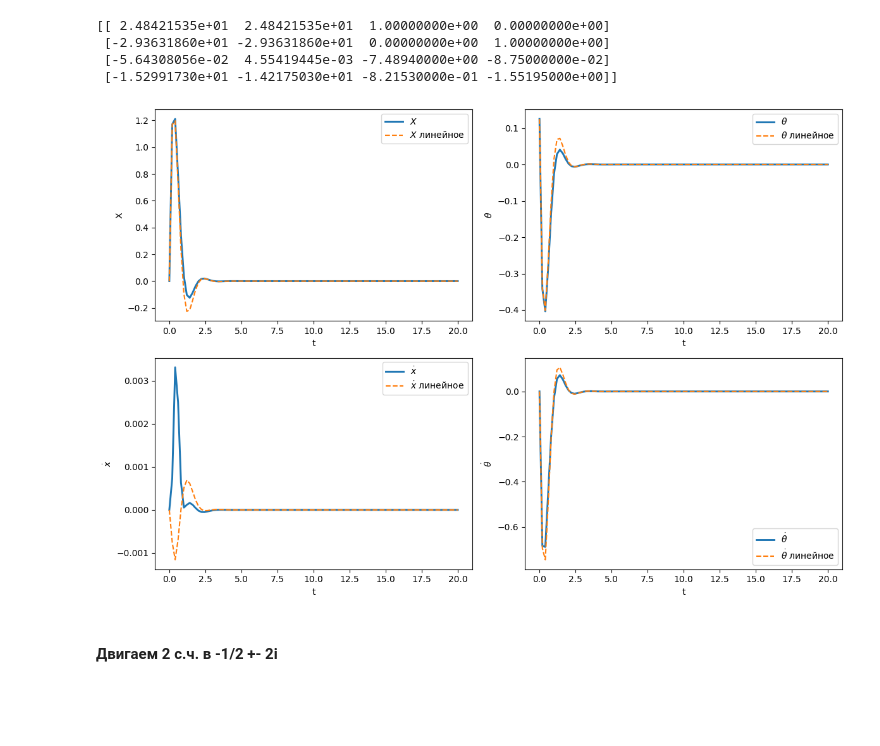
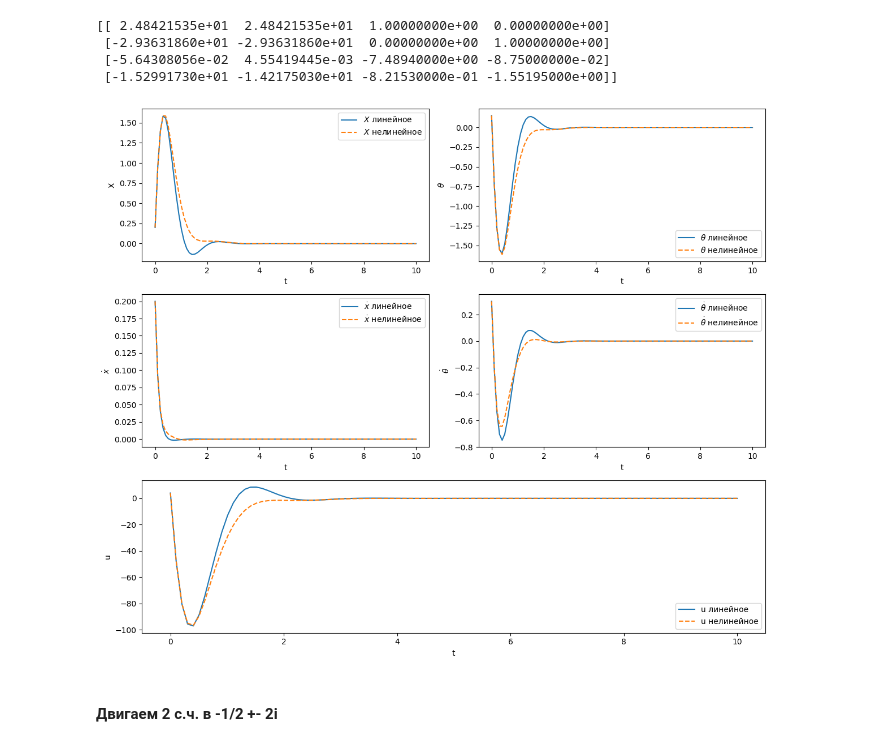
Before and after one commit to MimPe9/TU-Lab, a Jupyter notebook: Лаба.ipynb, the cells around one changed output. Drawn from its saved outputs; the diff is of its cells as text; code cells hidden in the pictures; blank space fills up the shorter version.

```diff
--- a/Лаба.ipynb
+++ b/Лаба.ipynb
@@ -1715,63 +1758,68 @@ def system(x, Y):
 
 # Начальные условия
 x0 = 0.0
-xT = 20.0
-y0 = [0.0, np.pi/8, 0.0, 0.0]
+xT = 10.0
+y0 = [0.2, 0.15, 0.2, 0.3]
 x_span = (x0, xT)  # интервал по x
 
 # Решаем систему
 sol = solve_ivp(system, x_span, y0, t_eval=np.linspace(x0, xT, 100))
 solLineal = solve_ivp(systemLinal, x_span, y0, t_eval=np.linspace(x0, xT, 100))
 
-U = 7.0 * sol.y[0] + 92 * sol.y[1] + 52 * sol.y[2] - 8.0 * sol.y[3]
-U_lin = 7.0 * solLineal.y[0] + 92 * solLineal.y[1] + 52 * solLineal.y[2] - 8.0 * solLineal.y[3]
+u_nonlin = L[0][0]*sol.y[0] + L[1][0]*sol.y[1] + L[2][0]*sol.y[2] + L[3][0]*sol.y[3]
+u_lin = L[0][0]*solLineal.y[0] + L[1][0]*solLineal.y[1] + L[2][0]*solLineal.y[2] + L[3][0]*solLineal.y[3]
 # %%
-plt.figure(figsize=(12, 8))
+plt.figure(figsize=(12, 10))  # Увеличиваем высоту фигуры, чтобы вместить 5 графиков
 
 # График x1 (позиция)
-plt.subplot(2, 2, 1)
-plt.plot(sol.t, sol.y[0], label='$X$', linewidth = 2.1)
-plt.plot(solLineal.t, solLineal.y[0], label='$X$ линейное', linestyle = '--')
-#plt.plot(t, x1, label='$x$', color='blue')
+plt.subplot(3, 2, 1) # 3 строки, 2 столбца, позиция 1
+plt.plot(solLineal.t, solLineal.y[0], label='$X$ линейное')
+plt.plot(sol.t, sol.y[0], label='$X$ нелинейное', linestyle = '--')
 plt.xlabel('t')
 plt.ylabel('X')
 plt.grid(False)
 plt.legend()
 
 # График x2 (угол)
-plt.subplot(2, 2, 2)
-plt.plot(sol.t, sol.y[1]/np.pi, label=r'$\theta$', linewidth = 2.1)
-plt.plot(solLineal.t, solLineal.y[1]/np.pi, label=r'$\theta$ линейное', linestyle = '--')
-#plt.plot(t, x2, label=r'$\theta$', color='green')
+plt.subplot(3, 2, 2) # 3 строки, 2 столбца, позиция 2
+plt.plot(solLineal.t, solLineal.y[1], label=r'$\theta$ линейное')
+plt.plot(sol.t, sol.y[1], label=r'$\theta$ нелинейное', linestyle = '--')
 plt.xlabel('t')
 plt.ylabel(r'$\theta$')
 plt.grid(False)
 plt.legend()
 
 # График x3 (скорость позиции)
-plt.subplot(2, 2, 3)
-plt.plot(sol.t, sol.y[2], label=r'$\dot{x}$', linewidth = 2.1)
-plt.plot(solLineal.t, solLineal.y[2], label=r'$\dot{x}$ линейное', linestyle = '--')
-#plt.plot(t, x3, label=r'$\dot{x}$', color='red')
+plt.subplot(3, 2, 3) # 3 строки, 2 столбца, позиция 3
+plt.plot(solLineal.t, solLineal.y[2], label=r'$\dot{x}$ линейное')
+plt.plot(sol.t, sol.y[2], label=r'$\dot{x}$ нелинейное', linestyle = '--')
 plt.xlabel('t')
 plt.ylabel(r'$\dot{x}$')
 plt.grid(False)
 plt.legend()
 
 # График x4 (угловая скорость)
-plt.subplot(2, 2, 4)
-plt.plot(sol.t, sol.y[3], label=r'$\dot{\theta}$', linewidth = 2.1)
-plt.plot(solLineal.t, solLineal.y[3], label=r'$\dot{\theta}$ линейное', linestyle = '--')
-#plt.plot(t, x4, label=r'$\dot{\theta}$', color='purple')
+plt.subplot(3, 2, 4) # 3 строки, 2 столбца, позиция 4
+plt.plot(solLineal.t, solLineal.y[3], label=r'$\dot{\theta}$ линейное')
+plt.plot(sol.t, sol.y[3], label=r'$\dot{\theta}$ нелинейное', linestyle = '--')
 plt.xlabel('t')
 plt.ylabel(r'$\dot{\theta}$')
 plt.grid(False)
 plt.legend()
 
+# График управления (занимает ширину двух графиков)
+plt.subplot(3, 1, 3) # 3 строки, 1 столбец, позиция 3 (занимает всю третью строку)
+plt.plot(solLineal.t, u_lin, label='u линейное')
+plt.plot(sol.t, u_nonlin, label='u нелинейное', linestyle = '--')
+plt.xlabel('t')
+plt.ylabel('u')
+plt.legend()
+plt.grid(False)
+
 plt.tight_layout()
 plt.show()
 # %% [output]
-[figure, old version]
+[figure, new version]
 # %% [markdown]
 #### Двигаем 2 с.ч. в -1/2 +- 2i
 # %%
```
Also changed, not shown: parts of 59 cells of this notebook.
